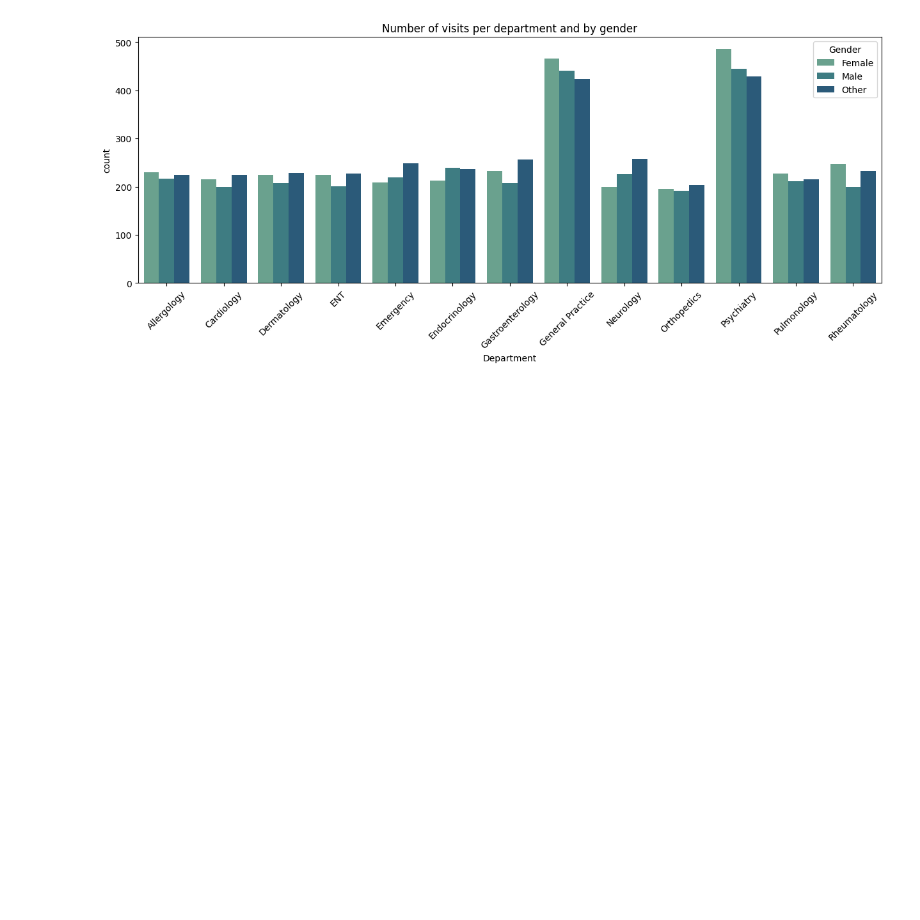
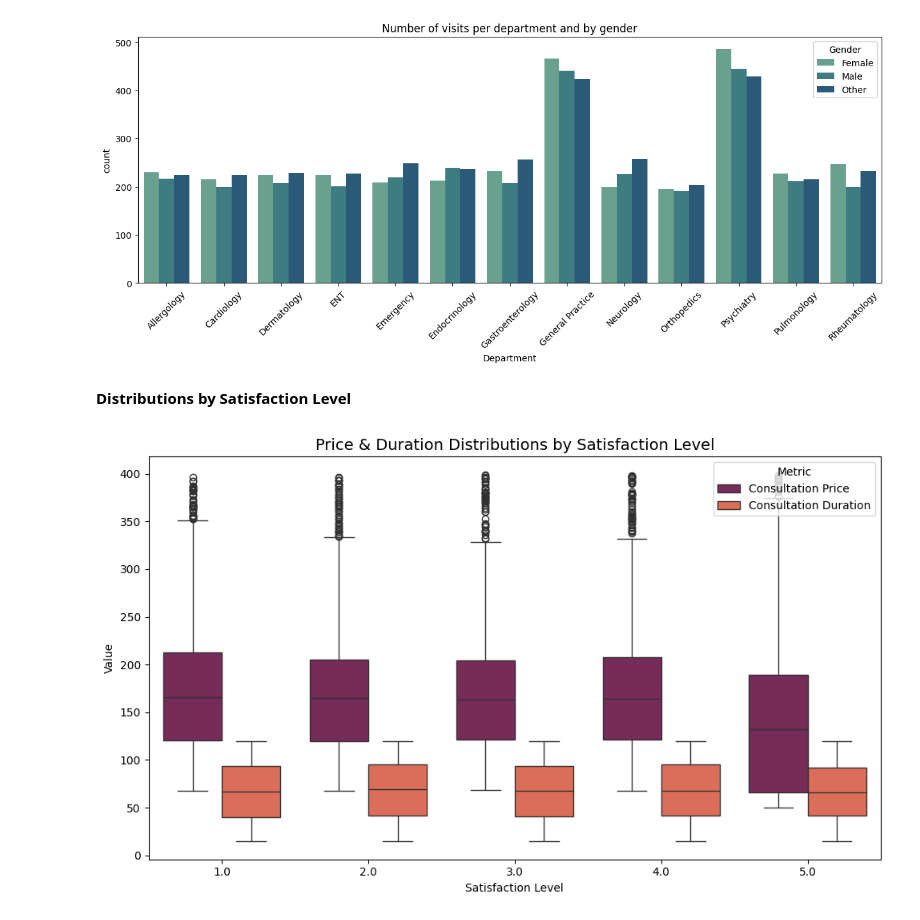
Before and after one commit to amdbsilva/pre-processing, a Jupyter notebook: projeto de datapreprocessing.ipynb, the cells around one changed output. Saved outputs shown, nothing was run; the diff lists cells and outputs as text; code cells hidden in the pictures; blank space fills up the shorter version.

Commit message:
mais um grafico sobre satisfaction level

```diff
--- a/projeto de datapreprocessing.ipynb
+++ b/projeto de datapreprocessing.ipynb
@@ -1002,3 +985,20 @@ plt.title('Number of visits per department and by gender')
 plt.show()
 # %% [output]
 [figure]
+# %% [markdown]
+**Distributions by Satisfaction Level**
+# %%
+long_data = pd.melt(data, id_vars=['Satisfaction Level'], value_vars=['Consultation Price', 'Consultation Duration'],
+                    var_name='Metric', value_name='Value')
+
+fig, ax = plt.subplots(figsize=(10,6))
+sns.boxplot(data=long_data, x='Satisfaction Level', y='Value', hue='Metric', palette='rocket', ax=ax)
+
+ax.set_title("Price & Duration Distributions by Satisfaction Level", fontsize=14)
+ax.set_xlabel("Satisfaction Level")
+ax.set_ylabel("Value")
+plt.legend(title="Metric", loc='upper right')
+plt.tight_layout()
+plt.show()
+# %% [output]
+[figure, added]
```
Also changed, not shown: parts of 3 cells of this notebook.
